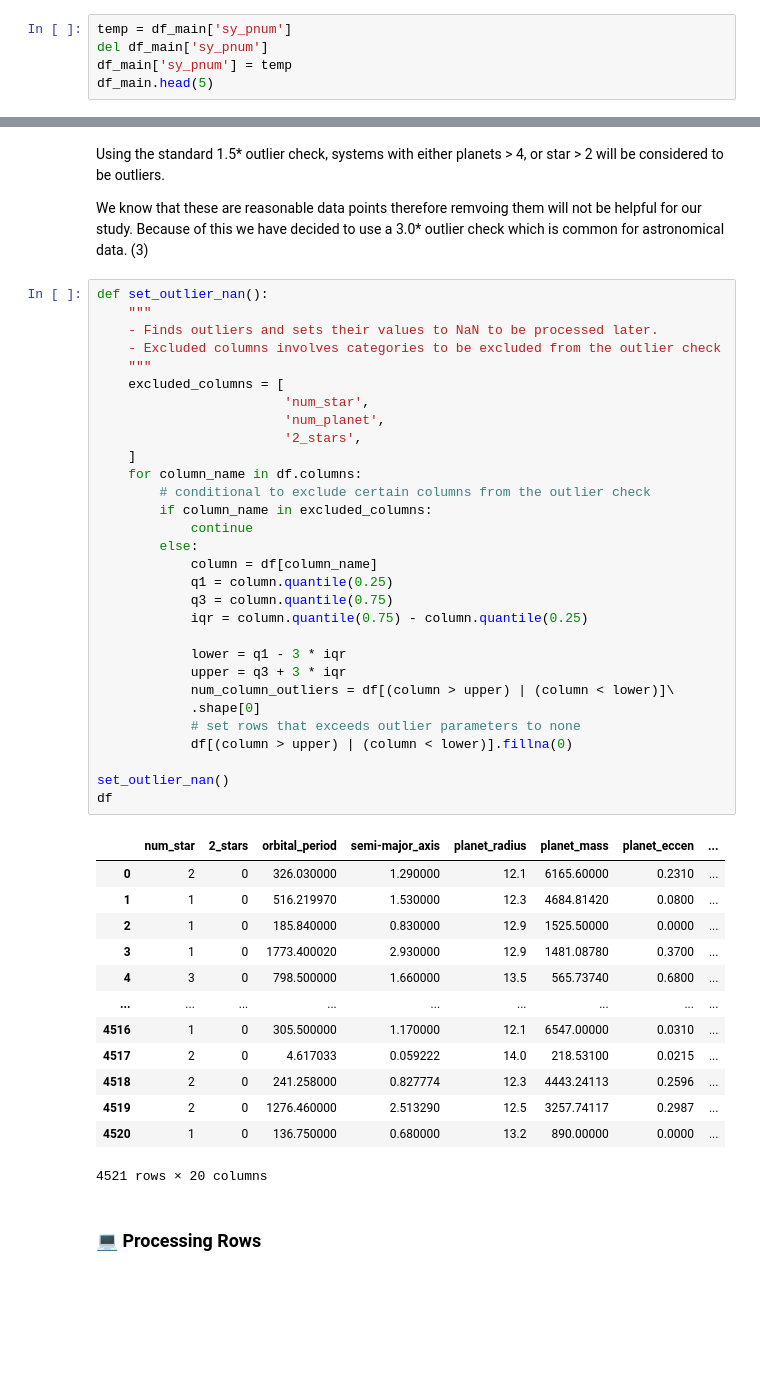
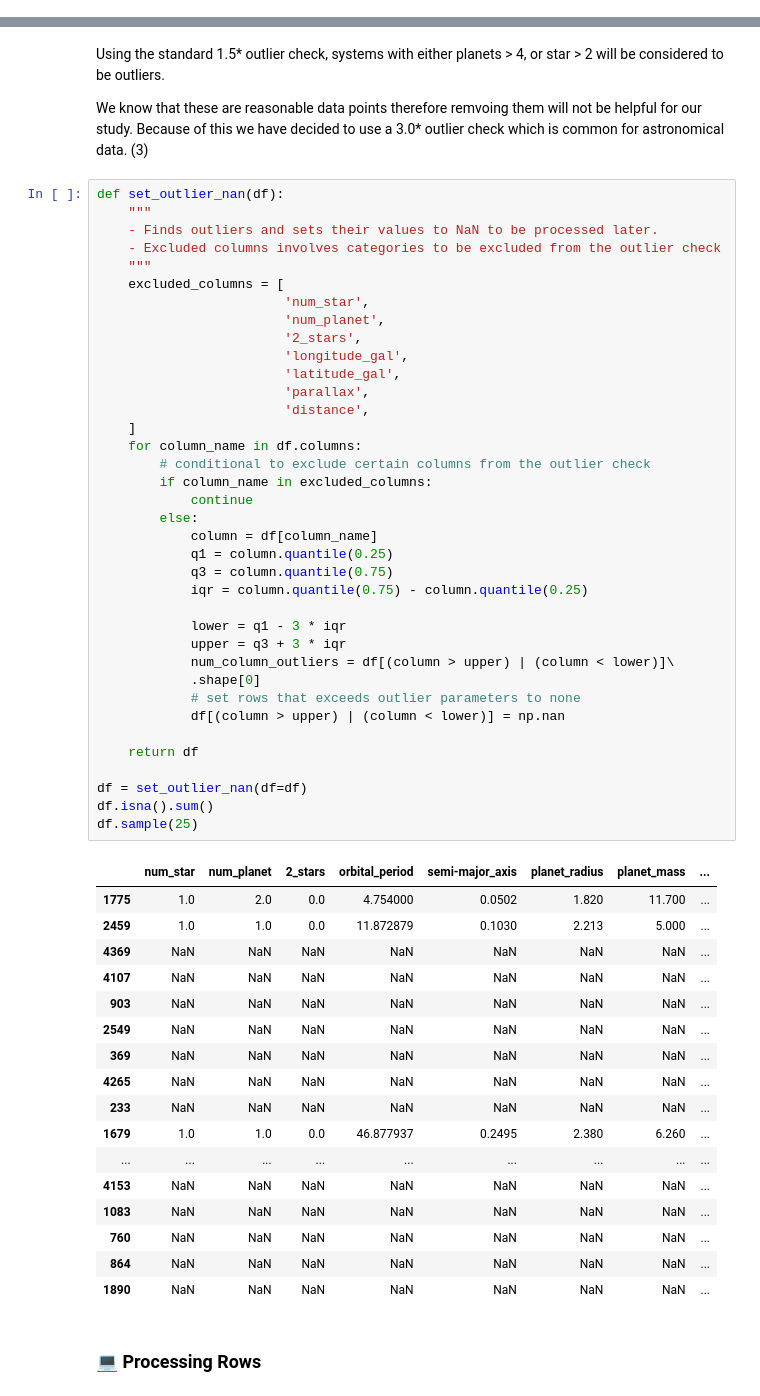
Before and after one commit to RafDingo/Maths40, a Jupyter notebook: Maths40.ipynb, the cells around one changed output, grey strips where cells are left out. Drawn from its saved outputs; the diff is of its cells as text; blank space fills up the shorter version.

```diff
--- a/Maths40.ipynb
+++ b/Maths40.ipynb
@@ -180,5 +177,0 @@ Add target variable to the end of the table
-# %%
-temp = df_main['sy_pnum']
-del df_main['sy_pnum']
-df_main['sy_pnum'] = temp
-df_main.head(5)
@@ -366,49 +352,60 @@ Using the standard 1.5* outlier check, systems with either planets > 4, or star
 
 We know that these are reasonable data points therefore remvoing them will not be helpful for our study. Because of this we have decided to use a 3.0* outlier check which is common for astronomical data. (3)
 # %%
-def set_outlier_nan():
+def set_outlier_nan(df):
     """
     - Finds outliers and sets their values to NaN to be processed later.
     - Excluded columns involves categories to be excluded from the outlier check
     """
     excluded_columns = [
                         'num_star',
                         'num_planet',
                         '2_stars',
+                        'longitude_gal',
+                        'latitude_gal',
+                        'parallax',
+                        'distance',
     ]
     for column_name in df.columns:
         # conditional to exclude certain columns from the outlier check
         if column_name in excluded_columns:
             continue
         else:
             column = df[column_name]
             q1 = column.quantile(0.25)
             q3 = column.quantile(0.75)
             iqr = column.quantile(0.75) - column.quantile(0.25)
 
             lower = q1 - 3 * iqr
             upper = q3 + 3 * iqr
             num_column_outliers = df[(column > upper) | (column < lower)]\
             .shape[0]
             # set rows that exceeds outlier parameters to none
-            df[(column > upper) | (column < lower)].fillna(0)
+            df[(column > upper) | (column < lower)] = np.nan
 
-set_outlier_nan()
-df
+    return df
+
+df = set_outlier_nan(df=df)
+df.isna().sum()
+df.sample(25)
 # %% [output]
-|  | num_star | 2_stars | orbital_period | semi-major_axis | planet_radius | planet_mass | planet_eccen | ... |
-| 0 | 2 | 0 | 326.030000 | 1.290000 | 12.1 | 6165.60000 | 0.2310 | ... |
-| 1 | 1 | 0 | 516.219970 | 1.530000 | 12.3 | 4684.81420 | 0.0800 | ... |
-| 2 | 1 | 0 | 185.840000 | 0.830000 | 12.9 | 1525.50000 | 0.0000 | ... |
-| 3 | 1 | 0 | 1773.400020 | 2.930000 | 12.9 | 1481.08780 | 0.3700 | ... |
-| 4 | 3 | 0 | 798.500000 | 1.660000 | 13.5 | 565.73740 | 0.6800 | ... |
+|  | num_star | num_planet | 2_stars | orbital_period | semi-major_axis | planet_radius | planet_mass | ... |
+| 1775 | 1.0 | 2.0 | 0.0 | 4.754000 | 0.0502 | 1.820 | 11.700 | ... |
+| 2459 | 1.0 | 1.0 | 0.0 | 11.872879 | 0.1030 | 2.213 | 5.000 | ... |
+| 4369 | NaN | NaN | NaN | NaN | NaN | NaN | NaN | ... |
+| 4107 | NaN | NaN | NaN | NaN | NaN | NaN | NaN | ... |
+| 903 | NaN | NaN | NaN | NaN | NaN | NaN | NaN | ... |
+| 2549 | NaN | NaN | NaN | NaN | NaN | NaN | NaN | ... |
+| 369 | NaN | NaN | NaN | NaN | NaN | NaN | NaN | ... |
+| 4265 | NaN | NaN | NaN | NaN | NaN | NaN | NaN | ... |
+| 233 | NaN | NaN | NaN | NaN | NaN | NaN | NaN | ... |
+| 1679 | 1.0 | 1.0 | 0.0 | 46.877937 | 0.2495 | 2.380 | 6.260 | ... |
 | ... | ... | ... | ... | ... | ... | ... | ... | ... |
-| 4516 | 1 | 0 | 305.500000 | 1.170000 | 12.1 | 6547.00000 | 0.0310 | ... |
-| 4517 | 2 | 0 | 4.617033 | 0.059222 | 14.0 | 218.53100 | 0.0215 | ... |
-| 4518 | 2 | 0 | 241.258000 | 0.827774 | 12.3 | 4443.24113 | 0.2596 | ... |
-| 4519 | 2 | 0 | 1276.460000 | 2.513290 | 12.5 | 3257.74117 | 0.2987 | ... |
-| 4520 | 1 | 0 | 136.750000 | 0.680000 | 13.2 | 890.00000 | 0.0000 | ... |
+| 4153 | NaN | NaN | NaN | NaN | NaN | NaN | NaN | ... |
+| 1083 | NaN | NaN | NaN | NaN | NaN | NaN | NaN | ... |
+| 760 | NaN | NaN | NaN | NaN | NaN | NaN | NaN | ... |
+| 864 | NaN | NaN | NaN | NaN | NaN | NaN | NaN | ... |
+| 1890 | NaN | NaN | NaN | NaN | NaN | NaN | NaN | ... |
-4521 rows × 20 columns
 # %% [markdown]
 ### 💻 **Processing Rows** <a name="Processing_Rows"></a>
 # %% [markdown]
```
Also changed, not shown: parts of 31 cells of this notebook.
